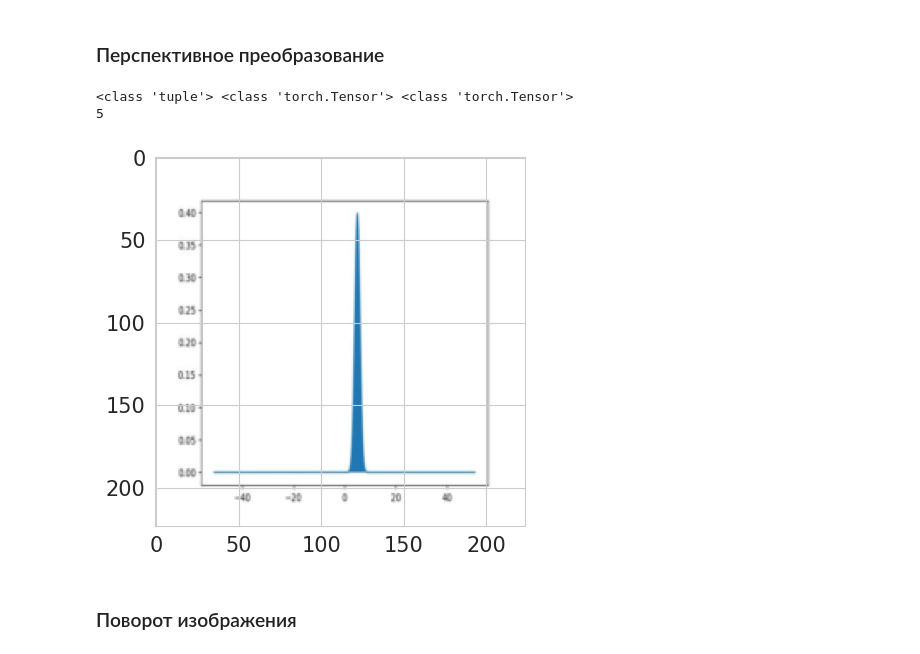
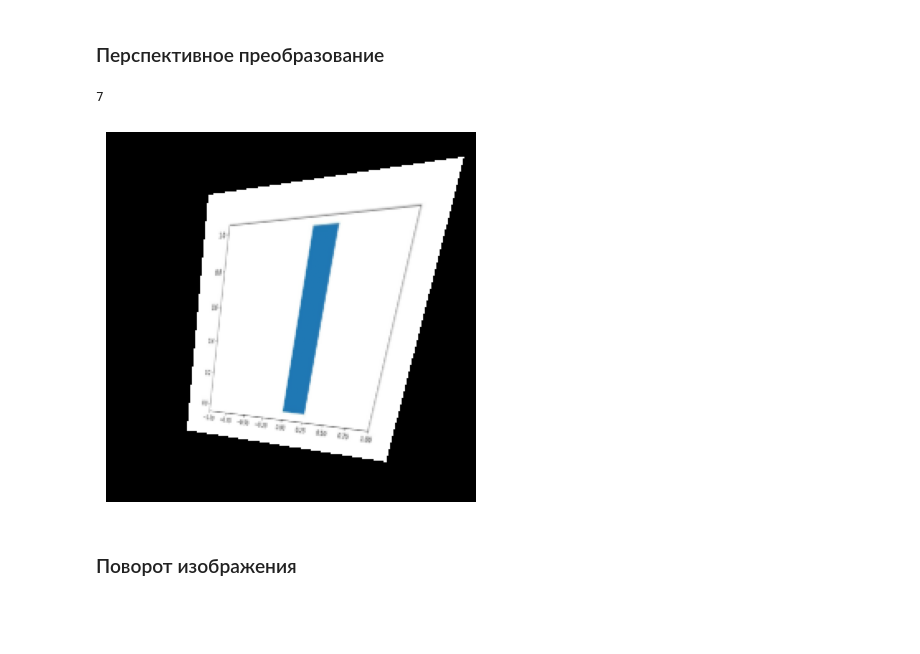
Before and after one commit to molivka/iu9-coursework, a Jupyter notebook: coursework_models_part.ipynb, the cells around one changed output. Drawn from its saved outputs; the diff is of its cells as text; code cells hidden in the pictures; blank space fills up the shorter version.

```diff
--- a/coursework_models_part.ipynb
+++ b/coursework_models_part.ipynb
@@ -207,15 +207,12 @@ show_image(data)
 # %%
 train_perspective_data = dataset_statistic(path_train, transforms=perspective_transform)
 train_perspective_loader = torch.utils.data.DataLoader(train_perspective_data, batch_size=32, shuffle=True)
-# %%
-ind = 9
-data = train_perspective_data[ind]
-print(type(data), type(data[0]), type(data[1]))
-show_image(data)
-# %% [output]
-<class 'tuple'> <class 'torch.Tensor'> <class 'torch.Tensor'>
-5
-[figure, removed]
+# %%
+data = train_perspective_data[17]
+show_image(data)
+# %% [output]
+7
+[figure, added]
 # %% [markdown]
 ### Поворот изображения
 # %%
```
Also changed, not shown: parts of 48 cells of this notebook.
